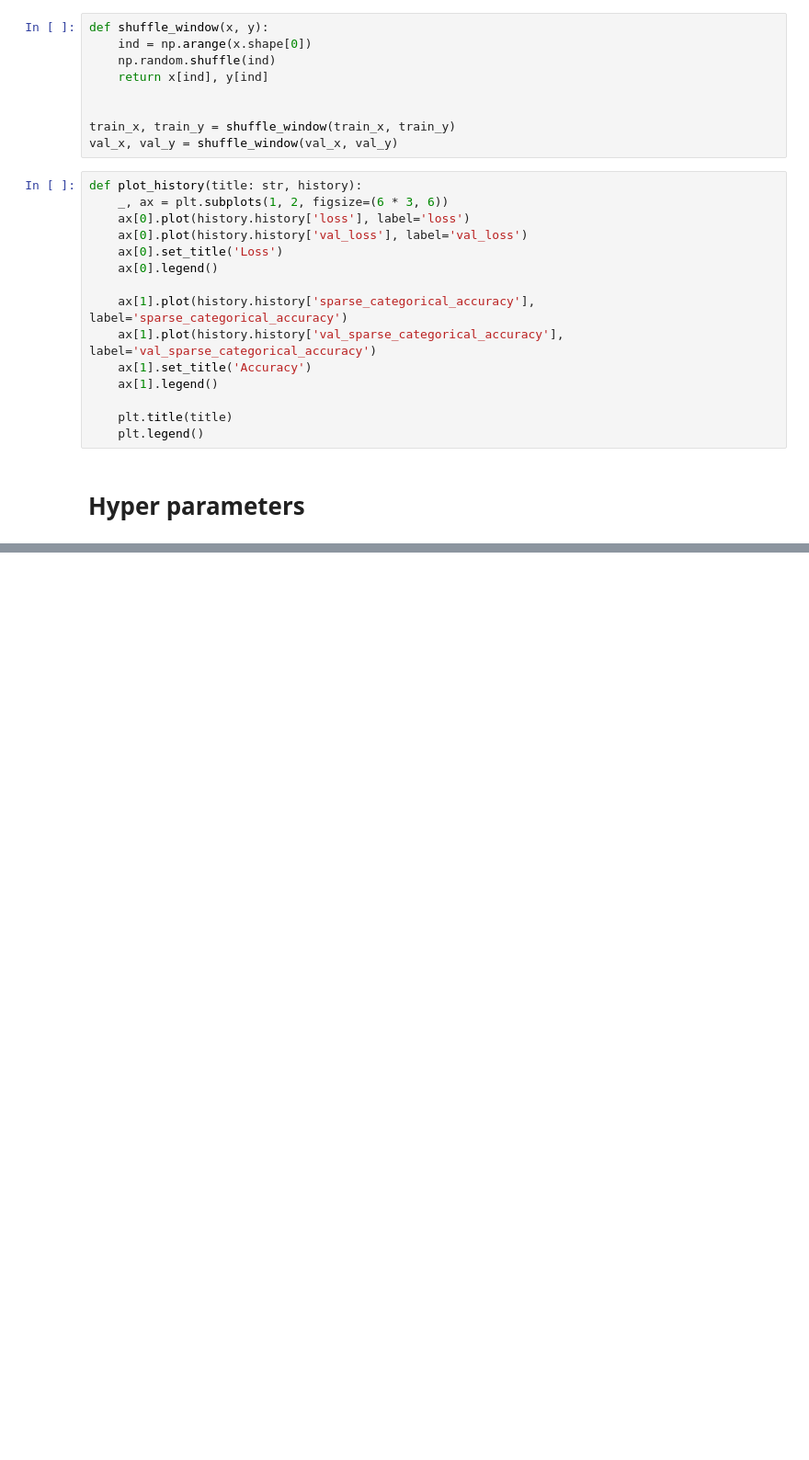
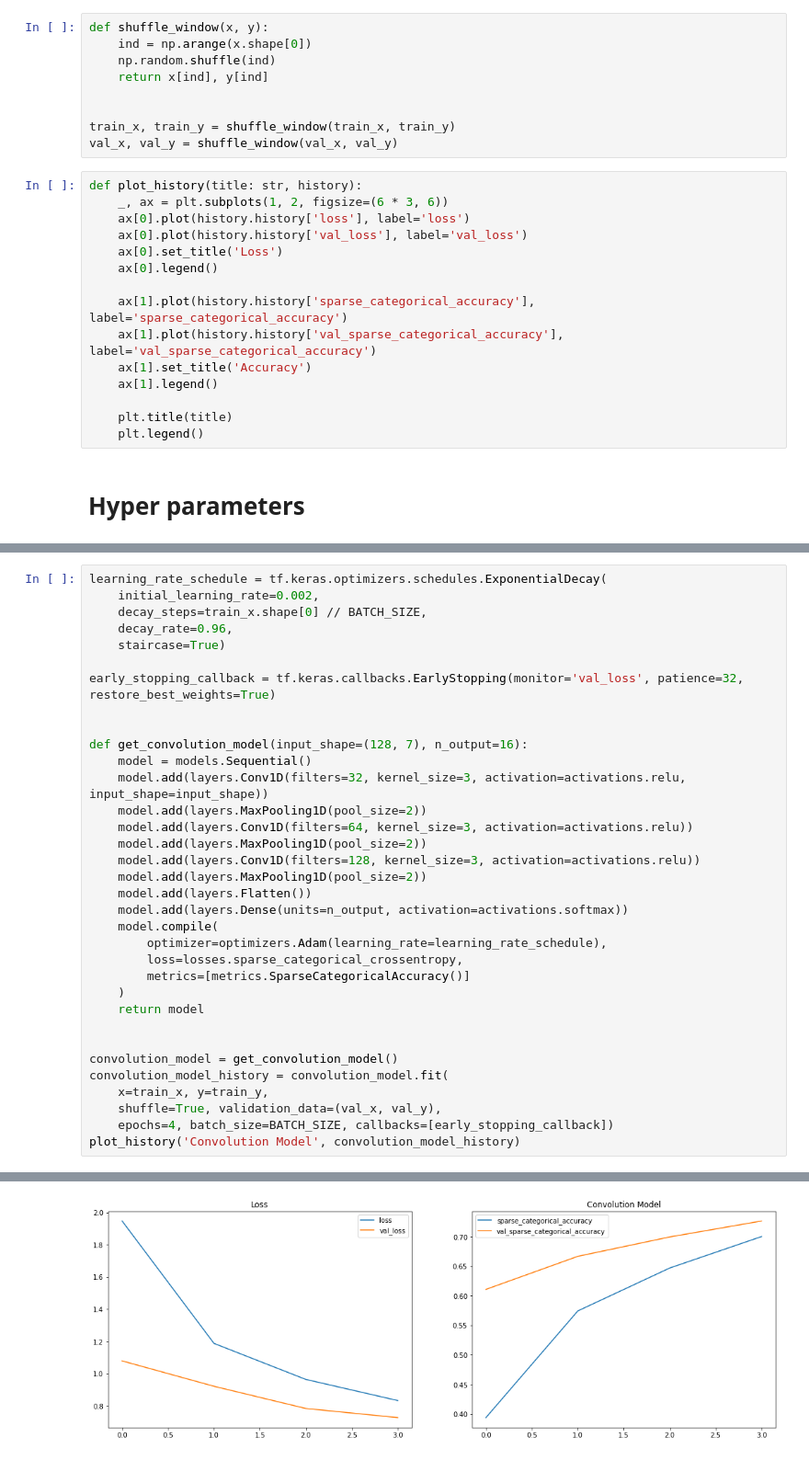
Before and after one commit to DafaWiratama/Project-Latansa-Human_Activity_Recognition, a Jupyter notebook: python/notebook.ipynb, the cells around one changed output, grey strips where cells are left out. Shown at 92% size. Drawn from its saved outputs; the diff is of its cells as text; blank space fills up the shorter version.

```diff
--- a/python/notebook.ipynb
+++ b/python/notebook.ipynb
@@ -201,0 +244,35 @@ Epoch 64/64
+# %%
+learning_rate_schedule = tf.keras.optimizers.schedules.ExponentialDecay(
+    initial_learning_rate=0.002,
+    decay_steps=train_x.shape[0] // BATCH_SIZE,
+    decay_rate=0.96,
+    staircase=True)
+
+early_stopping_callback = tf.keras.callbacks.EarlyStopping(monitor='val_loss', patience=32, restore_best_weights=True)
+
+
+def get_convolution_model(input_shape=(128, 7), n_output=16):
+    model = models.Sequential()
+    model.add(layers.Conv1D(filters=32, kernel_size=3, activation=activations.relu, input_shape=input_shape))
+    model.add(layers.MaxPooling1D(pool_size=2))
+    model.add(layers.Conv1D(filters=64, kernel_size=3, activation=activations.relu))
+    model.add(layers.MaxPooling1D(pool_size=2))
+    model.add(layers.Conv1D(filters=128, kernel_size=3, activation=activations.relu))
+    model.add(layers.MaxPooling1D(pool_size=2))
+    model.add(layers.Flatten())
+    model.add(layers.Dense(units=n_output, activation=activations.softmax))
+    model.compile(
+        optimizer=optimizers.Adam(learning_rate=learning_rate_schedule),
+        loss=losses.sparse_categorical_crossentropy,
+        metrics=[metrics.SparseCategoricalAccuracy()]
+    )
+    return model
+
+
+convolution_model = get_convolution_model()
+convolution_model_history = convolution_model.fit(
+    x=train_x, y=train_y,
+    shuffle=True, validation_data=(val_x, val_y),
+    epochs=4, batch_size=BATCH_SIZE, callbacks=[early_stopping_callback])
+plot_history('Convolution Model', convolution_model_history)
+# %% [output]
@@ -201,0 +287 @@ Epoch 64/64
+[figure, added]
```
Also changed, not shown: parts of 13 cells of this notebook, 3 other files.
